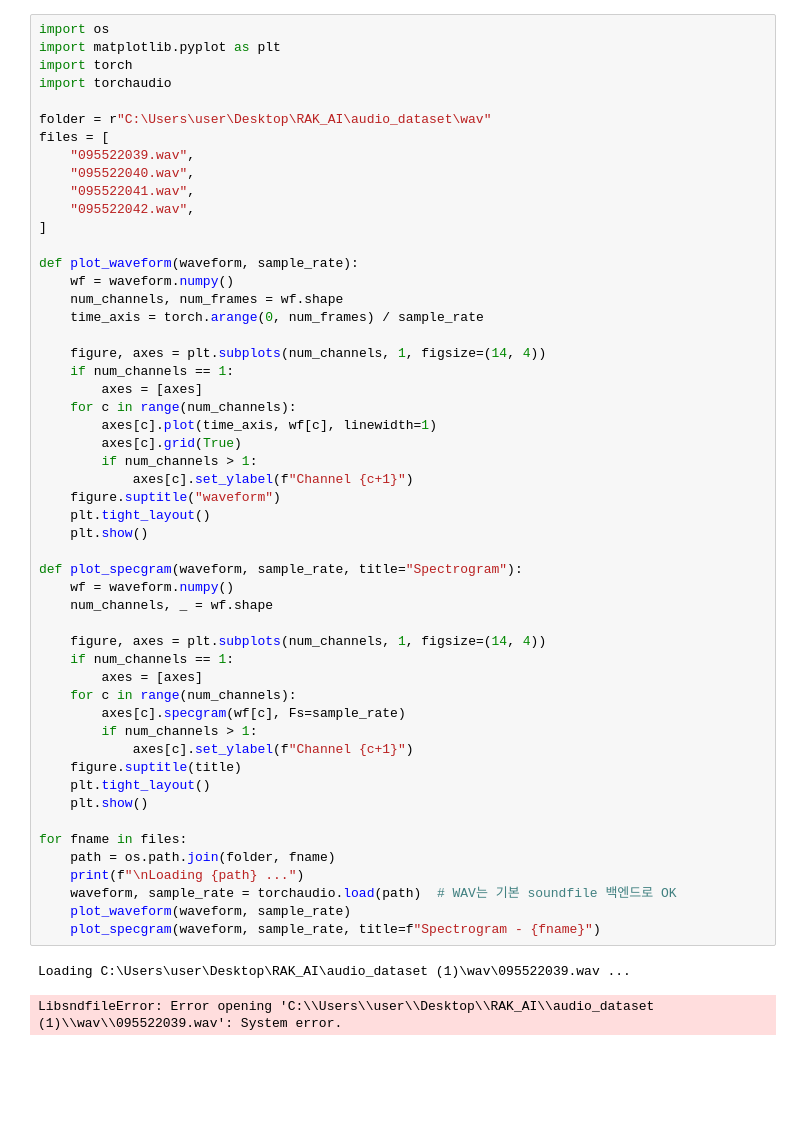
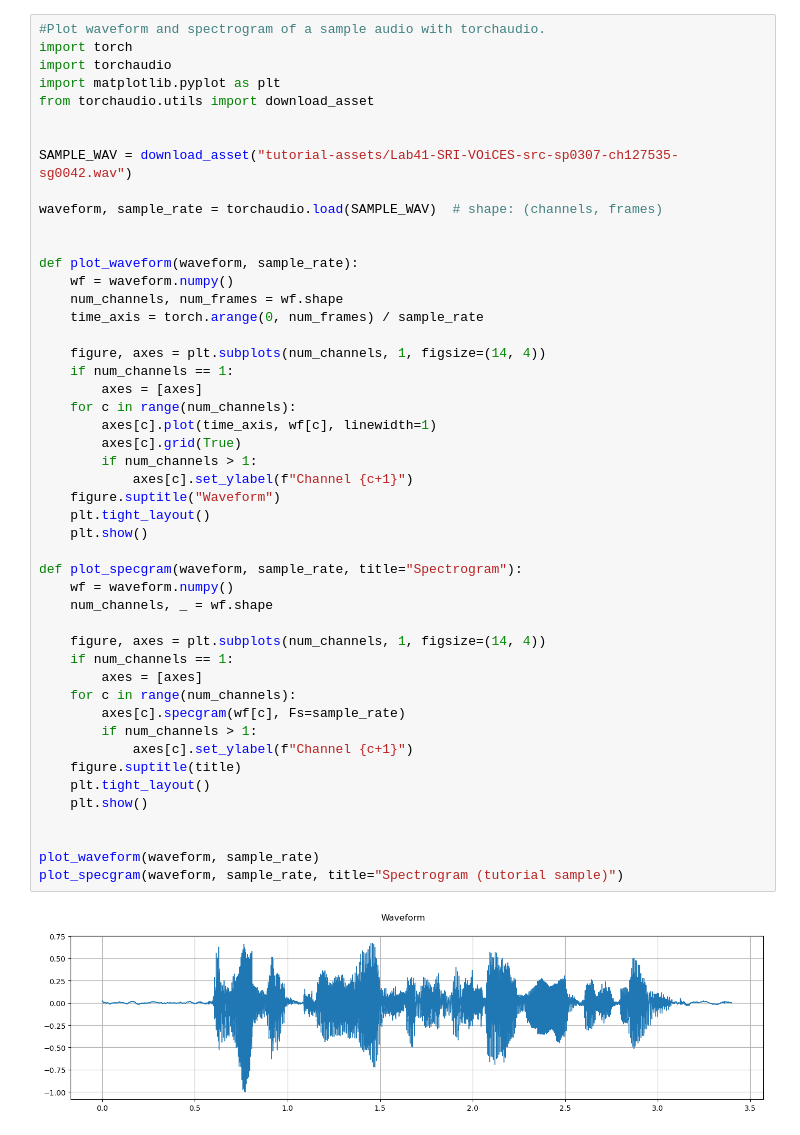
Before and after one commit to Rakjiori/RAK_AI, a Jupyter notebook: week3.ipynb, the cells around one changed output. Drawn from its saved outputs; the diff is of its cells as text; blank space fills up the shorter version.

```diff
--- a/week3.ipynb
+++ b/week3.ipynb
@@ -1,55 +1,50 @@
 # %%
-import os
-import matplotlib.pyplot as plt
+#Plot waveform and spectrogram of a sample audio with torchaudio.
 import torch
 import torchaudio
+import matplotlib.pyplot as plt
+from torchaudio.utils import download_asset
 
-folder = r"C:\Users\user\Desktop\RAK_AI\audio_dataset\wav"
-files = [
-    "095522039.wav",
-    "095522040.wav",
-    "095522041.wav",
-    "095522042.wav",
-]
+
+SAMPLE_WAV = download_asset("tutorial-assets/Lab41-SRI-VOiCES-src-sp0307-ch127535-sg0042.wav")
+
+waveform, sample_rate = torchaudio.load(SAMPLE_WAV)  # shape: (channels, frames)
+
 
 def plot_waveform(waveform, sample_rate):
     wf = waveform.numpy()
     num_channels, num_frames = wf.shape
     time_axis = torch.arange(0, num_frames) / sample_rate
 
     figure, axes = plt.subplots(num_channels, 1, figsize=(14, 4))
     if num_channels == 1:
         axes = [axes]
     for c in range(num_channels):
         axes[c].plot(time_axis, wf[c], linewidth=1)
         axes[c].grid(True)
         if num_channels > 1:
             axes[c].set_ylabel(f"Channel {c+1}")
-    figure.suptitle("waveform")
+    figure.suptitle("Waveform")
     plt.tight_layout()
     plt.show()
 
 def plot_specgram(waveform, sample_rate, title="Spectrogram"):
     wf = waveform.numpy()
     num_channels, _ = wf.shape
 
     figure, axes = plt.subplots(num_channels, 1, figsize=(14, 4))
     if num_channels == 1:
         axes = [axes]
     for c in range(num_channels):
         axes[c].specgram(wf[c], Fs=sample_rate)
         if num_channels > 1:
             axes[c].set_ylabel(f"Channel {c+1}")
     figure.suptitle(title)
     plt.tight_layout()
     plt.show()
 
-for fname in files:
-    path = os.path.join(folder, fname)
-    print(f"\nLoading {path} ...")
-    waveform, sample_rate = torchaudio.load(path)  # WAV는 기본 soundfile 백엔드로 OK
-    plot_waveform(waveform, sample_rate)
-    plot_specgram(waveform, sample_rate, title=f"Spectrogram - {fname}")
+
+plot_waveform(waveform, sample_rate)
+plot_specgram(waveform, sample_rate, title="Spectrogram (tutorial sample)")
 # %% [output]
-Loading C:\Users\user\Desktop\RAK_AI\audio_dataset (1)\wav\095522039.wav ...
-LibsndfileError: Error opening 'C:\\Users\\user\\Desktop\\RAK_AI\\audio_dataset (1)\\wav\\095522039.wav': System error.
+[figure, added]
```
Also changed, not shown: parts of 1 cell of this notebook, 1 other file.
